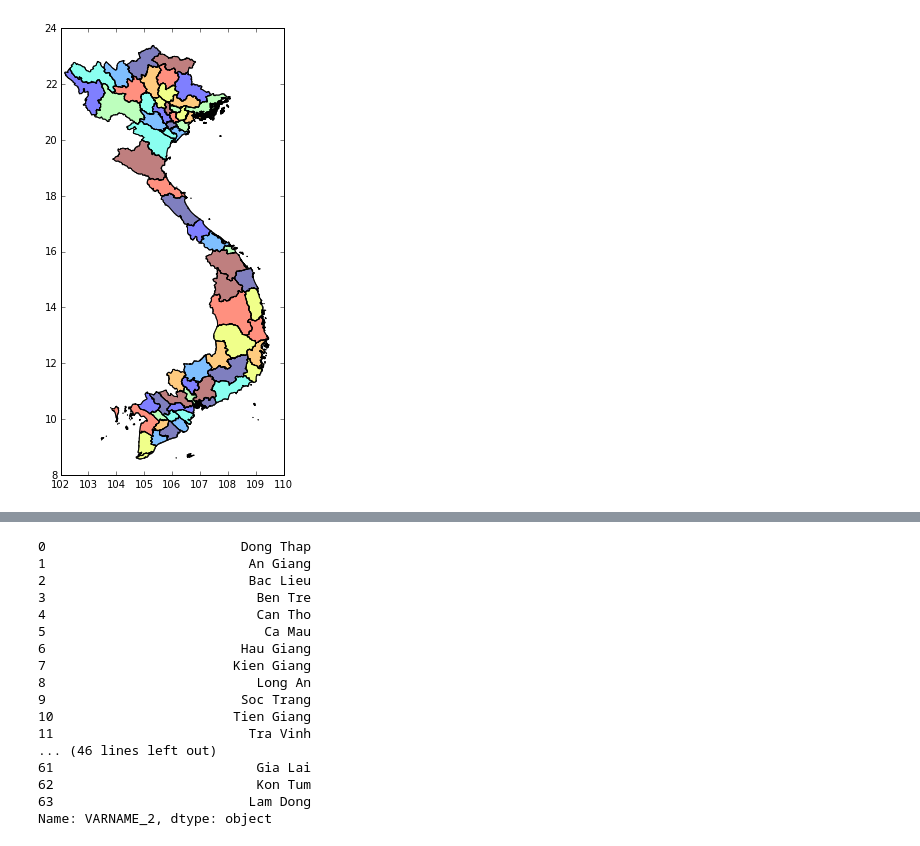
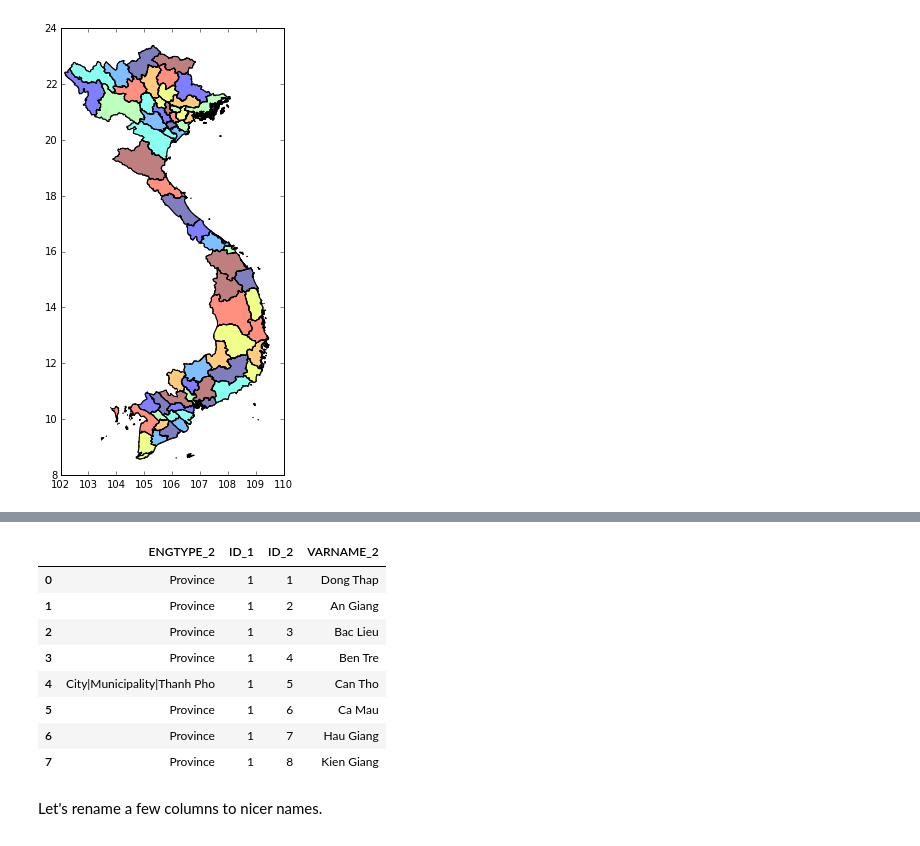
Before and after one commit to jhconning/GeoPanLearn, a Jupyter notebook: Vietnam/VietnamMap.ipynb, the cells around one changed output, grey strips where cells are left out. Drawn from its saved outputs; the diff is of its cells as text; code cells hidden in the pictures.

```diff
--- a/Vietnam/VietnamMap.ipynb
+++ b/Vietnam/VietnamMap.ipynb
@@ -46,20 +37,14 @@ dtype: int64
-# %%
-gdf_vnm.VARNAME_2
-# %% [output]
-0                         Dong Thap
-1                          An Giang
-2                          Bac Lieu
-3                           Ben Tre
-4                           Can Tho
-5                            Ca Mau
-6                         Hau Giang
-7                        Kien Giang
-8                           Long An
-9                         Soc Trang
-10                       Tien Giang
-11                         Tra Vinh
-... (46 lines left out)
-61                          Gia Lai
-62                          Kon Tum
-63                         Lam Dong
-Name: VARNAME_2, dtype: object
+# %%
+gdf_vnm[['ENGTYPE_2', 'ID_1', 'ID_2', 'VARNAME_2']].head(8)
+# %% [output]
+|  | ENGTYPE_2 | ID_1 | ID_2 | VARNAME_2 |
+| 0 | Province | 1 | 1 | Dong Thap |
+| 1 | Province | 1 | 2 | An Giang |
+| 2 | Province | 1 | 3 | Bac Lieu |
+| 3 | Province | 1 | 4 | Ben Tre |
+| 4 | City|Municipality|Thanh Pho | 1 | 5 | Can Tho |
+| 5 | Province | 1 | 6 | Ca Mau |
+| 6 | Province | 1 | 7 | Hau Giang |
+| 7 | Province | 1 | 8 | Kien Giang |
+# %% [markdown]
+Let's rename a few columns to nicer names.
```
Also changed, not shown: parts of 19 cells of this notebook, 1 other file.
